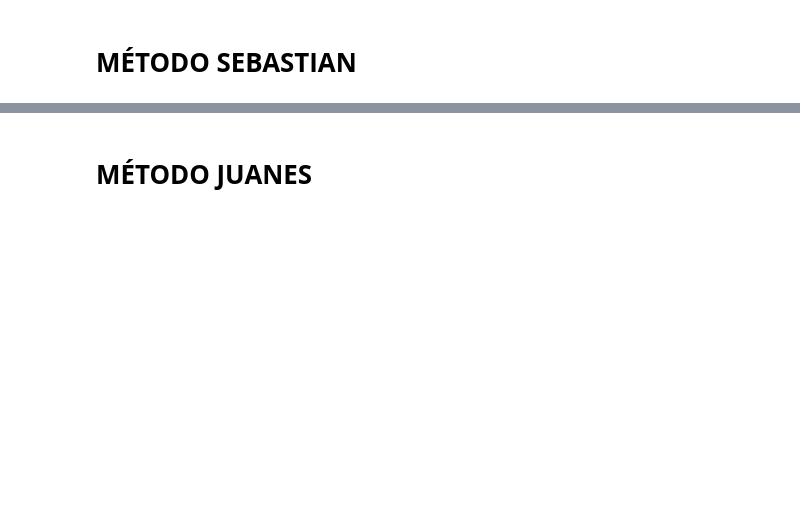
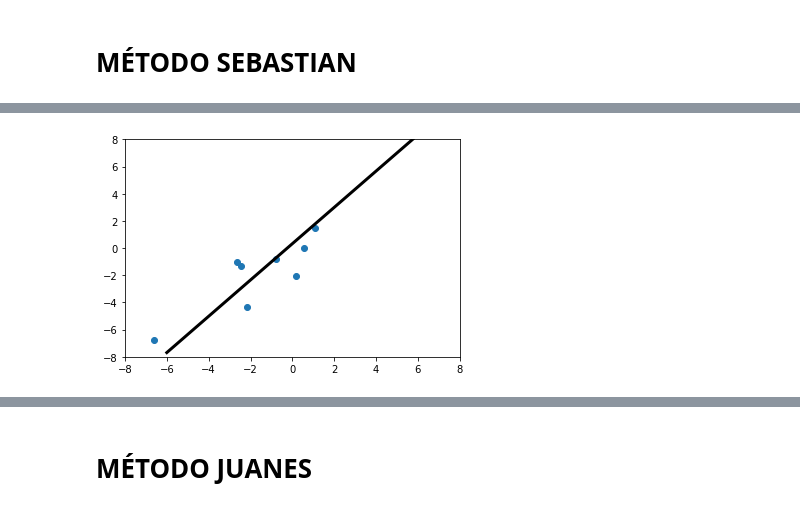
Before and after one commit to CamiloFajardo2021/Statistical_mechanics-project, a Jupyter notebook: SLE_solution_v2.ipynb, the cells around one changed output, grey strips where cells are left out. Cells and saved outputs as stored; diff of their text form; code cells hidden in the pictures; blank space fills up the shorter version.

```diff
--- a/SLE_solution_v2.ipynb
+++ b/SLE_solution_v2.ipynb
@@ -56,0 +86,82 @@ plt.plot(zz.real, zz.imag, '-o' )
+# %%
+import numpy as np
+import matplotlib
+# matplotlib.use("Agg") # You can uncomment this line to have a totally non-gui experience - useful for webserver use where the file is rendered and shown to a user.
+import matplotlib.pyplot as plt
+from matplotlib.animation import FFMpegWriter, PillowWriter
+
+# To make sure your example looks like mine, set the random seed. Helps with fine tuning the graph too.
+np.random.seed(102434201)
+
+metadata = dict(title='Movie', artist='codinglikemad')
+# writer = PillowWriter(fps=15, metadata=metadata)
+writer = FFMpegWriter(fps=15, metadata=metadata)
+
+fig = plt.figure()
+plt.xlim(-8, 8)
+plt.ylim(-8, 8)
+
+# Generate some random linear data to fit:
+def func(x):
+    return x*1.2 + 0.1 + np.random.normal(0,2, x.shape)
+
+x = np.random.uniform(-7,7,10)
+x = np.sort(x) # Sort the x values here so we get a nice left to right progression in the animation
+y = func(x)
+
+coeff = np.polyfit(x,y,1)
+print(coeff)
+xline = np.linspace(-6,6,40) # This controls how long the animation takes below.
+yline = np.polyval(coeff, xline)
+
+lPnt, = plt.plot(x, y, 'o')
+l, = plt.plot(xline, yline, 'k-', linewidth=3)
+
+plt.show()
+# You need to close the figure for the 2nd half of the script to run - remove the plotting above if you want to generate without intervention.
+
+
+fig = plt.figure()
+plt.xlim(-10, 10)
+plt.ylim(-10, 10)
+
+lPnt, = plt.plot([], [], 'o')
+l, = plt.plot([], [], 'k-', linewidth=3)
+
+xLineList = []
+yLineList = []
+
+xPntList = []
+yPntList = []
+
+# We generate each plot sequentially here
+with writer.saving(fig, "fitPlot.gif", 100):
+
+    # First show the data points
+    for xval,yval in zip(x,y):
+
+        xPntList.append(xval)
+        yPntList.append(yval)
+
+        lPnt.set_data(xPntList,yPntList)
+        l.set_data(xLineList,yLineList)
+
+        # Double up the frames to slow things down a bit here.
+        writer.grab_frame()
+        writer.grab_frame()
+
+    # Add the line fit
+    for xval,yval in zip(xline,xline):
+
+        xLineList.append(xval)
+        yLineList.append(yval)
+
+        lPnt.set_data(xPntList,yPntList)
+        l.set_data(xLineList,yLineList)
+
+        writer.grab_frame()
+
+    # We pad at the end to create some "pauseing space"
+    for ii in range(10):
+        writer.grab_frame()
+# %% [output]
@@ -56,0 +169 @@ plt.plot(zz.real, zz.imag, '-o' )
+[figure, added]
```
Also changed, not shown: parts of 7 cells of this notebook.
